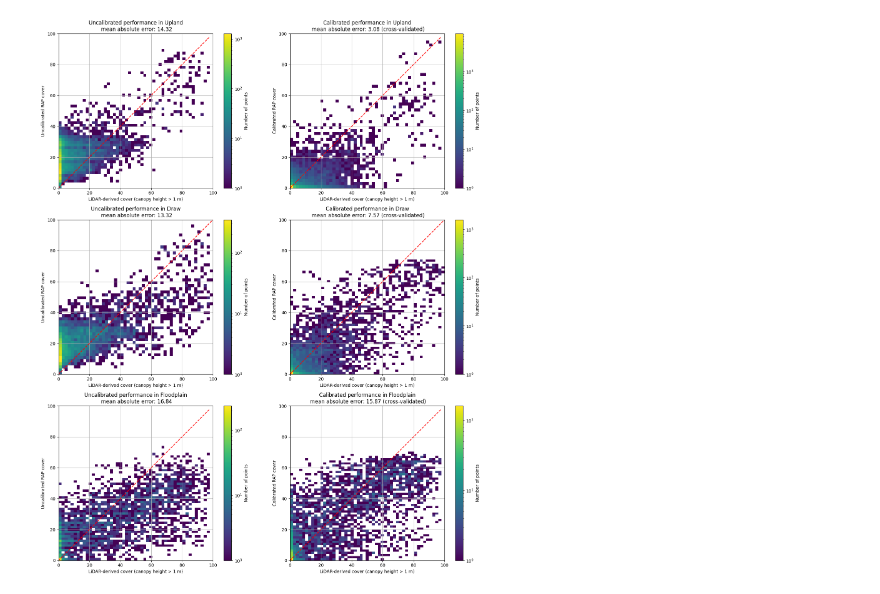
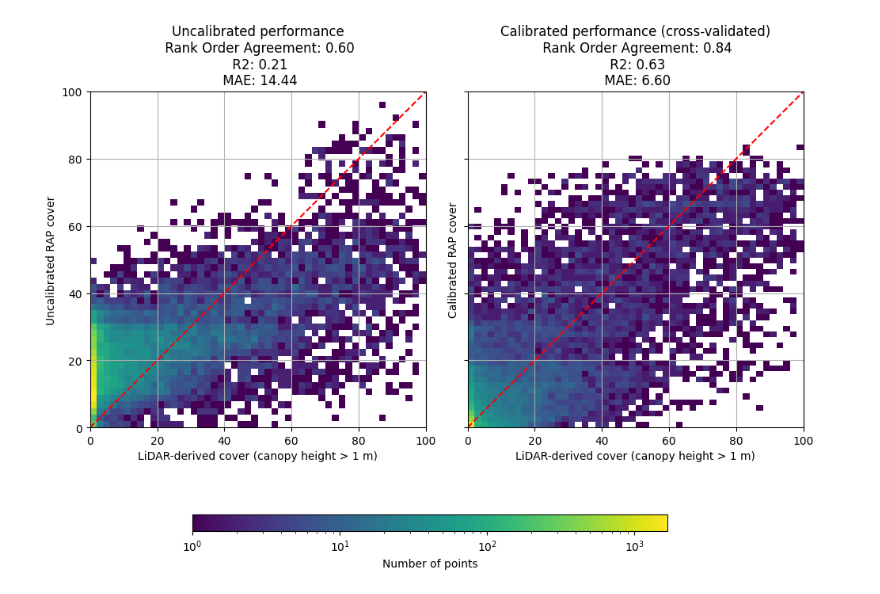
Before and after one commit to mosscoder/calibrate_rap, a Jupyter notebook: 08_training_set_eval.ipynb, the cells around one changed output. Saved outputs shown, nothing was run; the diff lists cells and outputs as text; code cells hidden in the pictures.

Commit message:
finished gini pipeline

```diff
--- a/08_training_set_eval.ipynb
+++ b/08_training_set_eval.ipynb
@@ -151,58 +200,56 @@ print(scores)
 # %%
 # Create the figure and axes for the two subplots
-fig, axes = plt.subplots(3, 2, figsize=(15, 18))
-cover_types = [0, 1, 2]
-cover_type_names = ['Upland', 'Draw', 'Floodplain']
-
-for i, cover_type in enumerate(cover_types):
-    df_subset = test_df[test_df['cvr'] == cover_type]
-    focal_name = cover_type_names[i]
-
-    h = axes[i, 0].hist2d(df_subset['y_test'], df_subset['rap'], bins=50, cmap='viridis', norm=colors.LogNorm())
-    cbar = plt.colorbar(h[3], ax=axes[i, 0])
-    cbar.ax.set_ylabel('Number of points')
-    score_rap_lidar = mean_absolute_error(df_subset['y_test'], df_subset['rap'])
-    axes[i, 0].set_xlabel(f'LiDAR-derived cover (canopy height > 1 m)')
-    axes[i, 0].set_ylabel('Uncalibrated RAP cover')
-    axes[i, 0].set_title(f'Uncalibrated performance in {focal_name}\n mean absolute error: {score_rap_lidar:.2f}')
-    axes[i, 0].grid(True)
-    min_val = min(min(df_subset['y_test']), min(df_subset['rap']))
-    max_val = max(max(df_subset['y_test']), max(df_subset['rap']))
-    axes[i, 0].plot([min_val, max_val], [min_val, max_val], color='red', linestyle='--')
-    axes[i, 0].set_aspect('equal', adjustable='box')
-
-    # Set axis limits to 100
-    axes[i, 0].set_xlim(0, 100)
-    axes[i, 0].set_ylim(0, 100)
+fig, axes = plt.subplots(1, 2, figsize=(10, 7), sharey=True)
 
 
-    # Create the scatter plot with reduced point size and increased transparency
-    h = axes[i, 1].hist2d(df_subset['y_test'], df_subset['y_pred'], bins=50, cmap='viridis', norm=colors.LogNorm())
-    cbar = plt.colorbar(h[3], ax=axes[i, 1])
-    cbar.ax.set_ylabel('Number of points')
+h0 = axes[0].hist2d(test_df['y_test'], test_df['rap'], bins=50, cmap='viridis', norm=colors.LogNorm())
+gini_rap_lidar = normalized_gini(test_df['y_test'], test_df['rap'])
+r2_rap_lidar = r2_score(test_df['y_test'], test_df['rap'])
+mae_rap_lidar = mean_absolute_error(test_df['y_test'], test_df['rap'])
+axes[0].set_xlabel(f'LiDAR-derived cover (canopy height > 1 m)')
+axes[0].set_ylabel('Uncalibrated RAP cover')
+axes[0].set_title(f'Uncalibrated performance\n Rank Order Agreement: {gini_rap_lidar:.2f}\n R2: {r2_rap_lidar:.2f}\n MAE: {mae_rap_lidar:.2f}')
+axes[0].grid(True)
+min_val = min(min(test_df['y_test']), min(test_df['rap']))
+max_val = max(max(test_df['y_test']), max(test_df['rap']))
+axes[0].plot([min_val, max_val], [min_val, max_val], color='red', linestyle='--')
+axes[0].set_aspect('equal', adjustable='box')
 
-    # Plot the 1 to 1 line
-    axes[i, 1].plot([min(df_subset['y_test']), max(df_subset['y_test'])], [min(df_subset['y_test']), max(df_subset['y_test'])], 'r--')
+# Set axis limits to 100
+axes[0].set_xlim(0, 100)
+axes[0].set_ylim(0, 100)
 
-    # Set the aspect ratio to be equal
-    axes[i, 1].set_aspect('equal', adjustable='box')
 
-    # Add labels and title
-    axes[i, 1].set_xlabel('LiDAR-derived cover (canopy height > 1 m)')
-    axes[i, 1].set_ylabel('Calibrated RAP cover')
-    axes[i, 1].set_title(f'Calibrated performance in {focal_name}\n mean absolute error: {scores[i]:.2f} (cross-validated)')
+# Create the scatter plot with reduced point size and increased transparency
+h2 = axes[1].hist2d(test_df['y_test'], test_df['y_pred'], bins=50, cmap='viridis', norm=colors.LogNorm())
 
-    # Set axis limits to 100
-    axes[i, 1].set_xlim(0, 100)
-    axes[i, 1].set_ylim(0, 100)
-    axes[i, 1].grid(True)
+# Plot the 1 to 1 line
+axes[1].plot([min(test_df['y_test']), max(test_df['y_test'])], [min(test_df['y_test']), max(test_df['y_test'])], 'r--')
+
+# Set the aspect ratio to be equal
+axes[1].set_aspect('equal', adjustable='box')
+
+# Add labels and title
+axes[1].set_xlabel('LiDAR-derived cover (canopy height > 1 m)')
+axes[1].set_ylabel('Calibrated RAP cover')
+axes[1].set_title(f'Calibrated performance (cross-validated)\n Rank Order Agreement: {gini_scores[0]:.2f}\n R2: {r2_scores[0]:.2f}\n MAE: {mae_scores[0]:.2f}')
+
+# Set axis limits to 100
+axes[1].set_xlim(0, 100)
+axes[1].set_ylim(0, 100)
+axes[1].grid(True)
+
+# Add a single colorbar at the bottom
+cbar_ax = fig.add_axes([0.2, 0.05, 0.6, 0.03])
+cbar = plt.colorbar(h0[3], cax=cbar_ax, orientation='horizontal')
+cbar.set_label('Number of points')
 
 
 # Show the plot
-plt.tight_layout()
+plt.tight_layout(rect=[0, 0.08, 1, 1])
 plt.show()
 # %% [output]
-[figure, old version]
+[figure, new version]
 # %%
 # Determine the bounds of the raster
 min_easting, max_easting = min(test_df['x_coord']), max(test_df['x_coord'])
```
Also changed, not shown: parts of 8 cells of this notebook, 23 other files.
